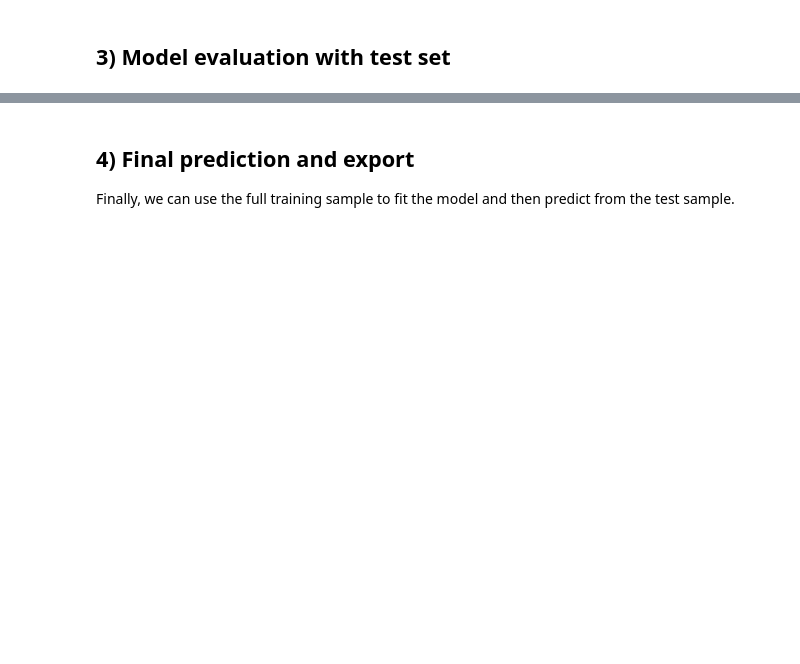
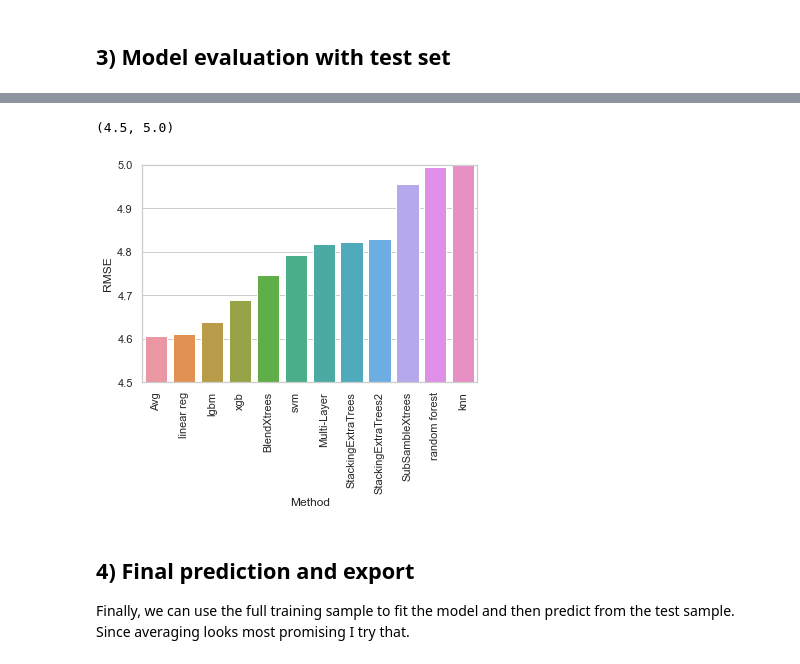
Before and after one commit to pat-alt/gradientBoostingAndEnsembles, a Jupyter notebook: 3_ensembles.ipynb, the cells around one changed output, grey strips where cells are left out. Cells and saved outputs as stored; diff of their text form; code cells hidden in the pictures; blank space fills up the shorter version.

```diff
--- a/3_ensembles.ipynb
+++ b/3_ensembles.ipynb
@@ -309,4 +394,5 @@ Evidently this leads to improvement with stacking:
 # %%
-## Save results
-#results=results+[('SubSambleXtrees',scoreSubS)]
-#results
+# Save results
+results=results+[('SubSambleXtrees',scoreSubS)]
+predictions['SubSambleXtrees'] = y_hat
+results
@@ -319 +415,3 @@ Let's define a second meta learner and run a multi-layer ensemble:
+# %%
+meta_learner_2 = RandomForestRegressor()
 # %%
@@ -341,4 +441,5 @@ Let's define a second meta learner and run a multi-layer ensemble:
 # %%
-## Save results
-#results=results+[('Multi-Layer',scoreMultiE)]
-#results
+# Save results
+results=results+[('Multi-Layer',scoreMultiE)]
+predictions['Multi-Layer'] = y_hat
+results
@@ -345,7 +459,7 @@ Let's define a second meta learner and run a multi-layer ensemble:
 # %% [markdown]
 ## 3) Model evaluation with test set
 # %%
-#results_df=pd.DataFrame(results)
-#results_df.columns=['Method','AUC_score']
-#results_df= results_df.sort_values(by='AUC_score', ascending=False)
-#results_df.head()
+results_df=pd.DataFrame(results)
+results_df.columns=['Method','RMSE']
+results_df= results_df.sort_values(by='RMSE', ascending=True)
+results_df.head()
@@ -352,9 +473,12 @@ Let's define a second meta learner and run a multi-layer ensemble:
 # %%
-#import seaborn as sns
-#import matplotlib.pyplot as plt
-#
-#sns.set(style="whitegrid")
-#ax = sns.barplot(x="Method", y="AUC_score", data=results_df)
-#ax= ax.set_xticklabels(ax.get_xticklabels(), rotation=90)
-#
-#plt.ylim(0.65,0.75)
+import seaborn as sns
+import matplotlib.pyplot as plt
+
+sns.set(style="whitegrid")
+ax = sns.barplot(x="Method", y="RMSE", data=results_df)
+ax= ax.set_xticklabels(ax.get_xticklabels(), rotation=90)
+
+plt.ylim(4.5,5)
+# %% [output]
+(4.5, 5.0)
+[figure, added]
@@ -361,7 +488,7 @@ Let's define a second meta learner and run a multi-layer ensemble:
 # %% [markdown]
 ## 4) Final prediction and export
 
-Finally, we can use the full training sample to fit the model and then predict from the test sample.
+Finally, we can use the full training sample to fit the model and then predict from the test sample. Since averaging looks most promising I try that.
 # %%
 y = data.loc[:,'LOS']
 X = pd.read_csv("../Data/los/X_preproc.csv")
```
Also changed, not shown: parts of 30 cells of this notebook, 8 other files.
